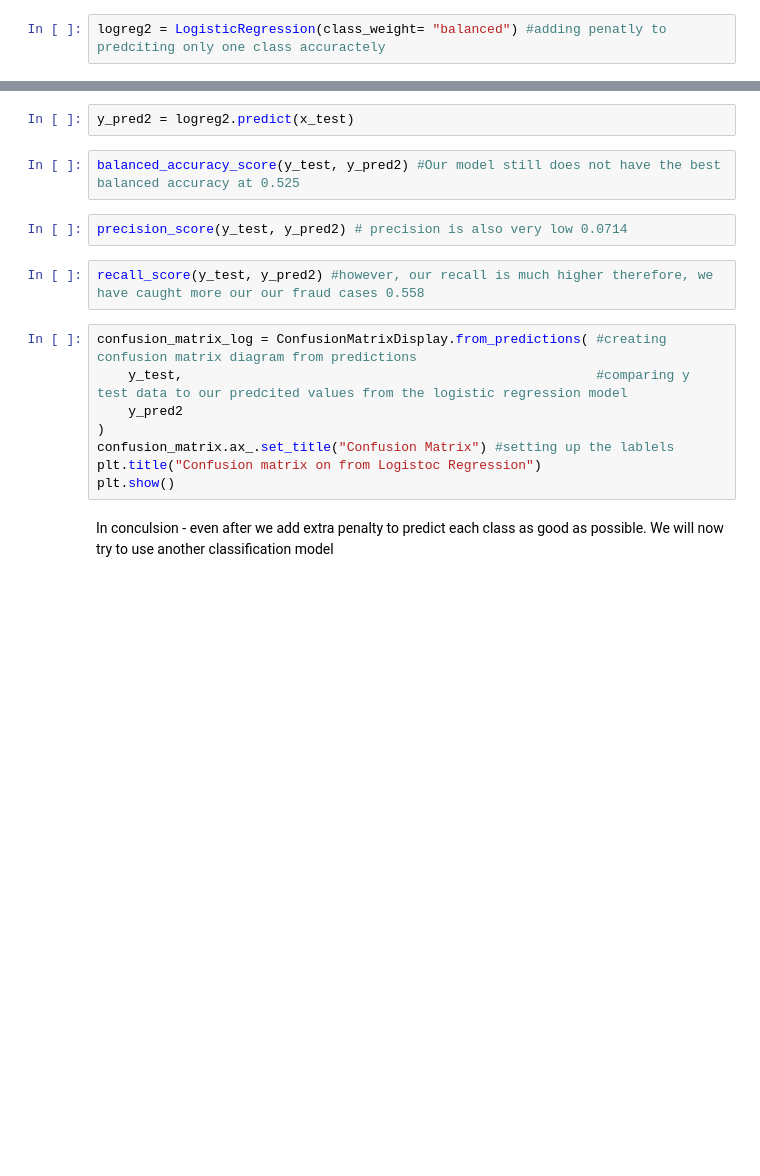
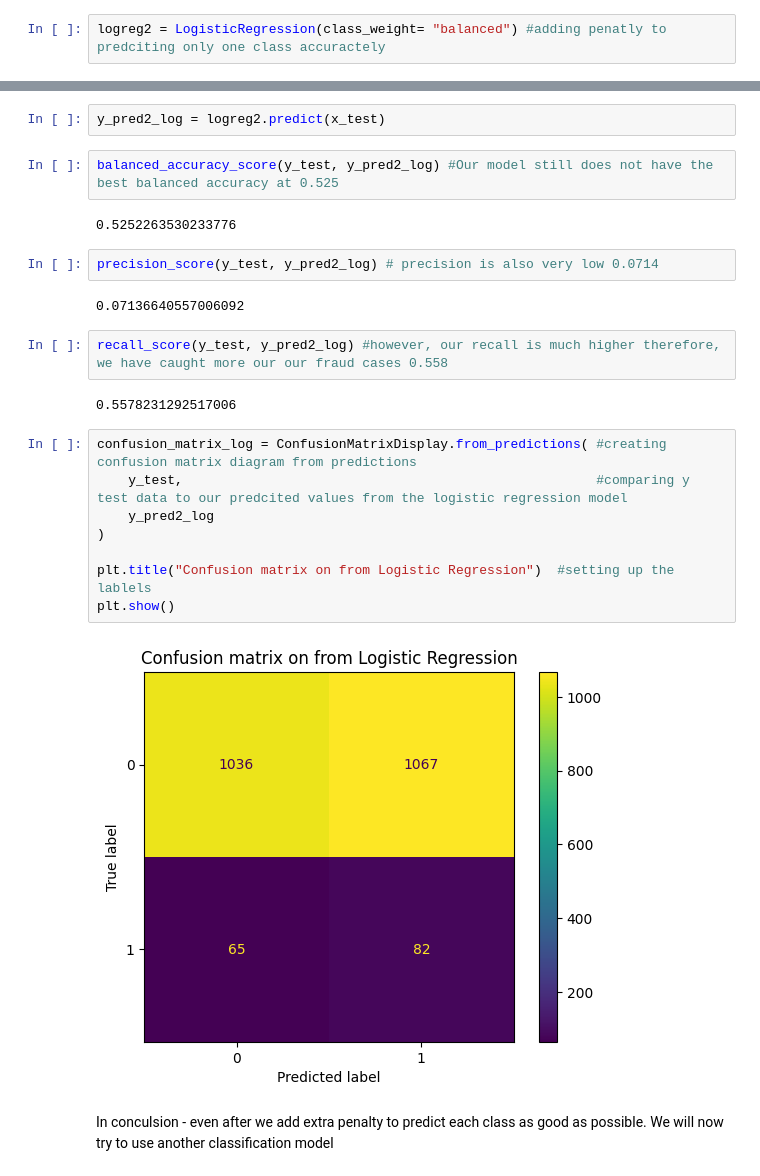
Before and after one commit to leta199/Fraud-Detection, a Jupyter notebook: modelling/Fraud detection.ipynb, the cells around one changed output, grey strips where cells are left out. Saved outputs shown, nothing was run; the diff lists cells and outputs as text; blank space fills up the shorter version.

```diff
--- a/modelling/Fraud detection.ipynb
+++ b/modelling/Fraud detection.ipynb
@@ -195,19 +238,27 @@ logreg2.fit(x_train, y_train)
 # %%
-y_pred2 = logreg2.predict(x_test)
+y_pred2_log = logreg2.predict(x_test)
 # %%
-balanced_accuracy_score(y_test, y_pred2) #Our model still does not have the best balanced accuracy at 0.525
+balanced_accuracy_score(y_test, y_pred2_log) #Our model still does not have the best balanced accuracy at 0.525
+# %% [output]
+0.5252263530233776
 # %%
-precision_score(y_test, y_pred2) # precision is also very low 0.0714
+precision_score(y_test, y_pred2_log) # precision is also very low 0.0714
+# %% [output]
+0.07136640557006092
 # %%
-recall_score(y_test, y_pred2) #however, our recall is much higher therefore, we have caught more our our fraud cases 0.558
+recall_score(y_test, y_pred2_log) #however, our recall is much higher therefore, we have caught more our our fraud cases 0.558
+# %% [output]
+0.5578231292517006
 # %%
 confusion_matrix_log = ConfusionMatrixDisplay.from_predictions( #creating confusion matrix diagram from predictions
     y_test,                                                     #comparing y test data to our predcited values from the logistic regression model
-    y_pred2
+    y_pred2_log
 )
-confusion_matrix.ax_.set_title("Confusion Matrix") #setting up the lablels
-plt.title("Confusion matrix on from Logistoc Regression")
+
+plt.title("Confusion matrix on from Logistic Regression")  #setting up the lablels
 plt.show()
+# %% [output]
+[figure, added]
 # %% [markdown]
 In conculsion - even after we add extra penalty to predict each class as good as possible.
 We will now try to use another classification model
```
Also changed, not shown: parts of 15 cells of this notebook.
